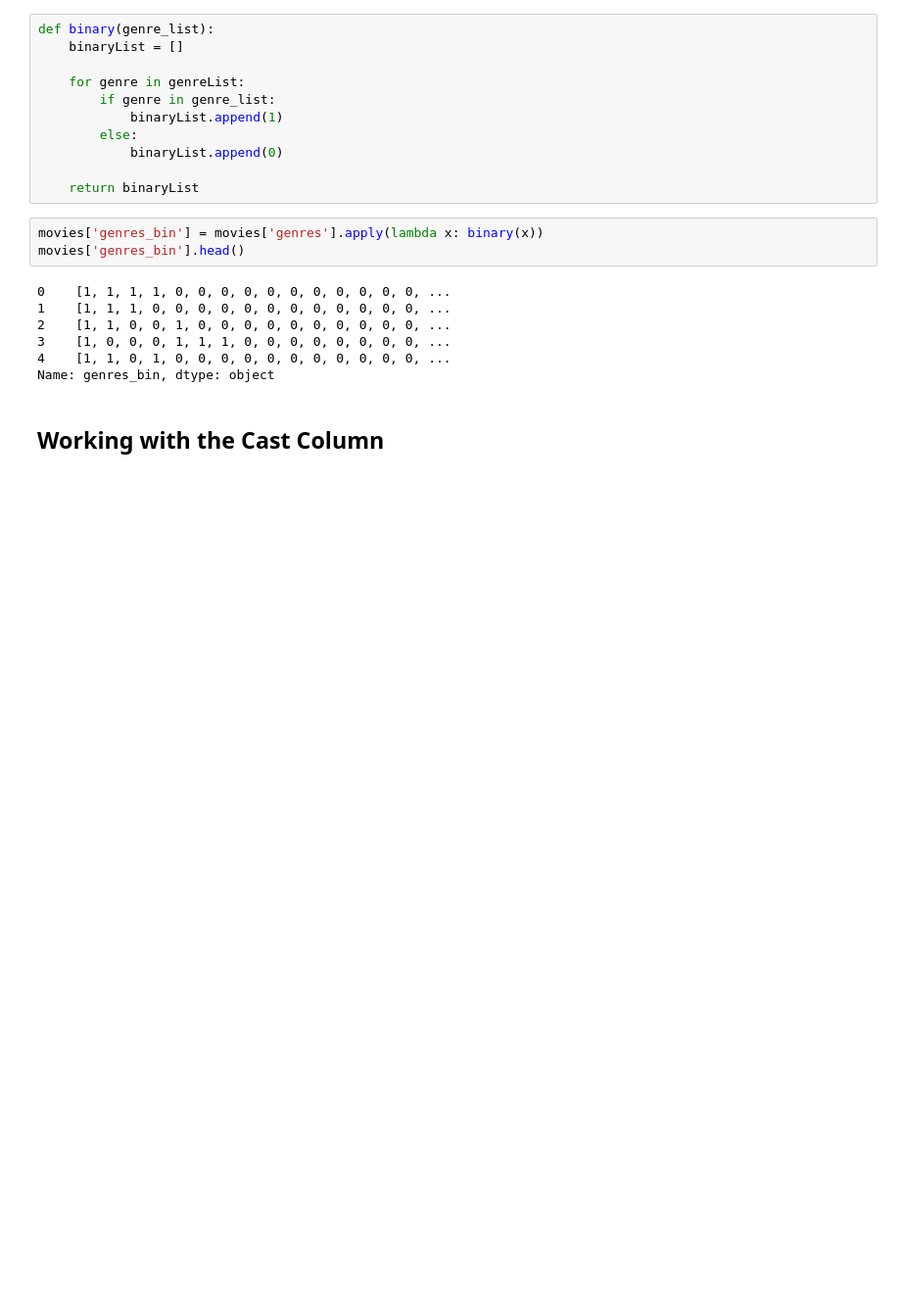
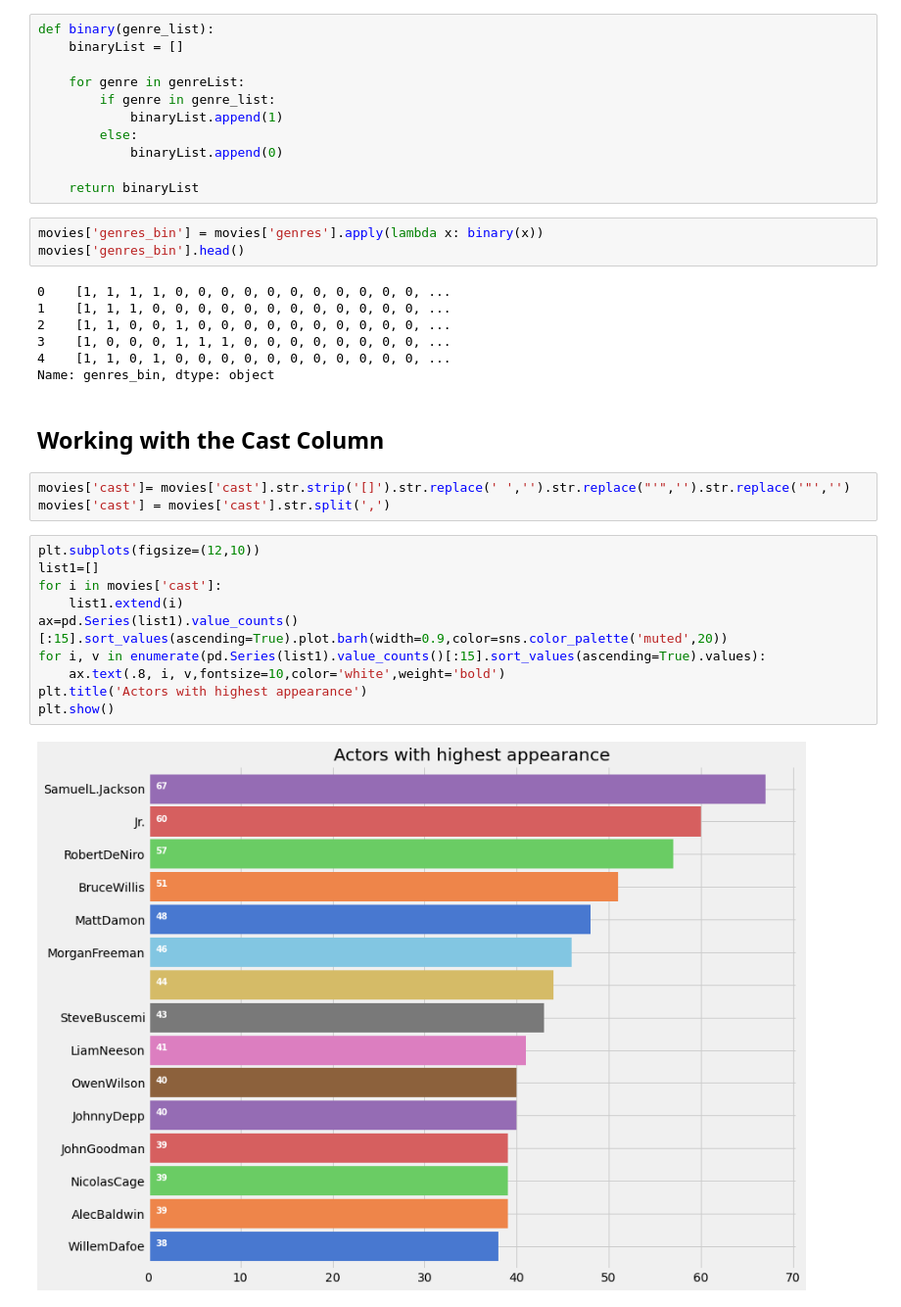
Before and after one commit to theyug7/movie-recommendation-, a Jupyter notebook: Movie Recommendation .ipynb, the cells around one changed output. Shown: that part at 98% size. Saved outputs shown, nothing was run; the diff lists cells and outputs as text; blank space fills up the shorter version.

Commit message:
Working with cast

```diff
--- a/Movie Recommendation .ipynb
+++ b/Movie Recommendation .ipynb
@@ -280,3 +272,18 @@ movies['genres_bin'].head()
 Name: genres_bin, dtype: object
 # %% [markdown]
 ## **Working with the Cast Column**
+# %%
+movies['cast']= movies['cast'].str.strip('[]').str.replace(' ','').str.replace("'",'').str.replace('"','')
+movies['cast'] = movies['cast'].str.split(',')
+# %%
+plt.subplots(figsize=(12,10))
+list1=[]
+for i in movies['cast']:
+    list1.extend(i)
+ax=pd.Series(list1).value_counts()[:15].sort_values(ascending=True).plot.barh(width=0.9,color=sns.color_palette('muted',20))
+for i, v in enumerate(pd.Series(list1).value_counts()[:15].sort_values(ascending=True).values):
+    ax.text(.8, i, v,fontsize=10,color='white',weight='bold')
+plt.title('Actors with highest appearance')
+plt.show()
+# %% [output]
+[figure, added]
```
Also changed, not shown: parts of 9 cells of this notebook, 1 other file.
